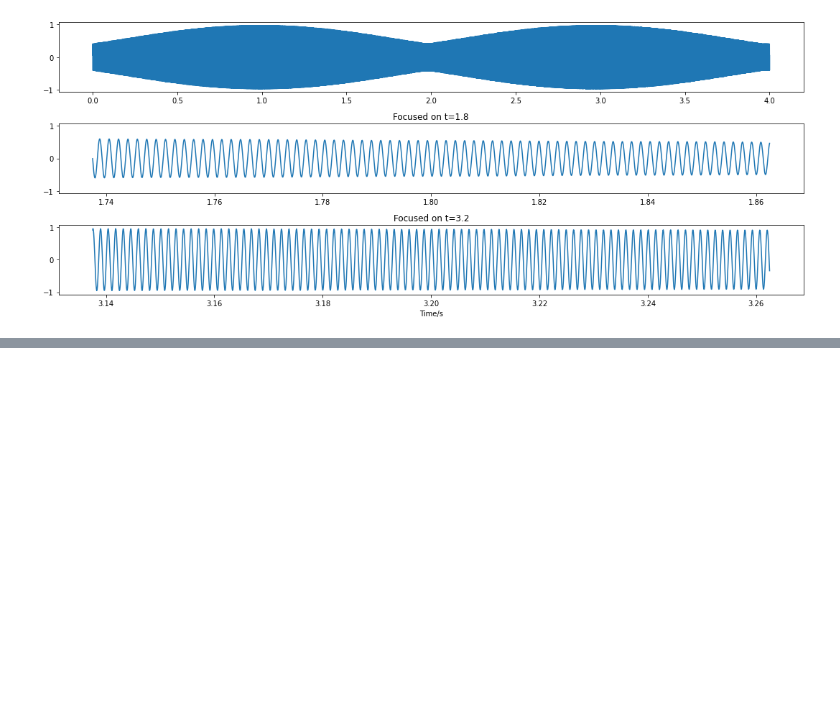
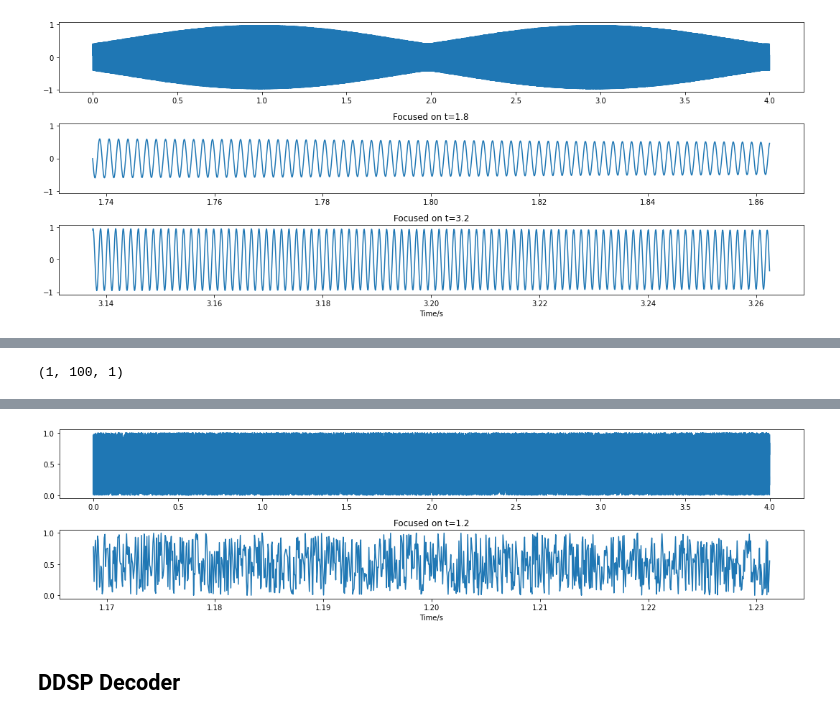
Before and after one commit to nielsrolf/ddsp, a Jupyter notebook: ddsp/colab/experiments/timbre_painting.ipynb, the cells around one changed output, grey strips where cells are left out. Cells and saved outputs as stored; diff of their text form; code cells hidden in the pictures; blank space fills up the shorter version.

```diff
--- a/ddsp/colab/experiments/timbre_painting.ipynb
+++ b/ddsp/colab/experiments/timbre_painting.ipynb
@@ -45,0 +69,19 @@ show_audio(wav_with_scaling, focus_points=[0.45, 0.8], focus_windows=[2000, 2000
+# %%
+# Ignore a bunch of deprecation warnings
+import warnings
+warnings.filterwarnings("ignore")
+
+import time
+
+import ddsp
+from ddsp.training import (data, decoders, encoders, models, preprocessing,
+                           train_util, trainers)
+# from ddsp.colab.colab_utils import play, specplot, DEFAULT_SAMPLE_RATE
+import gin
+import matplotlib.pyplot as plt
+import numpy as np
+import tensorflow.compat.v2 as tf
+import tensorflow_datasets as tfds
+
+sample_rate = 16000
+play = show_audio
@@ -45,0 +107,14 @@ show_audio(wav_with_scaling, focus_points=[0.45, 0.8], focus_windows=[2000, 2000
+# %%
+amplitudes.shape
+# %% [output]
+(1, 100, 1)
+# %%
+batch = {
+    'audio': np.random.rand(2, 64000),
+    'f0_hz': np.zeros([2, 1000]),
+    'f0_confidence': np.random.rand(2, 1000),
+    'loudness_db': np.random.rand(2, 1000)
+}
+
+play(batch['audio'][0])
+# %% [output]
@@ -45,0 +122,3 @@ show_audio(wav_with_scaling, focus_points=[0.45, 0.8], focus_windows=[2000, 2000
+[figure, added]
+# %% [markdown]
+## DDSP Decoder
```
Also changed, not shown: parts of 14 cells of this notebook, 7 other files.
